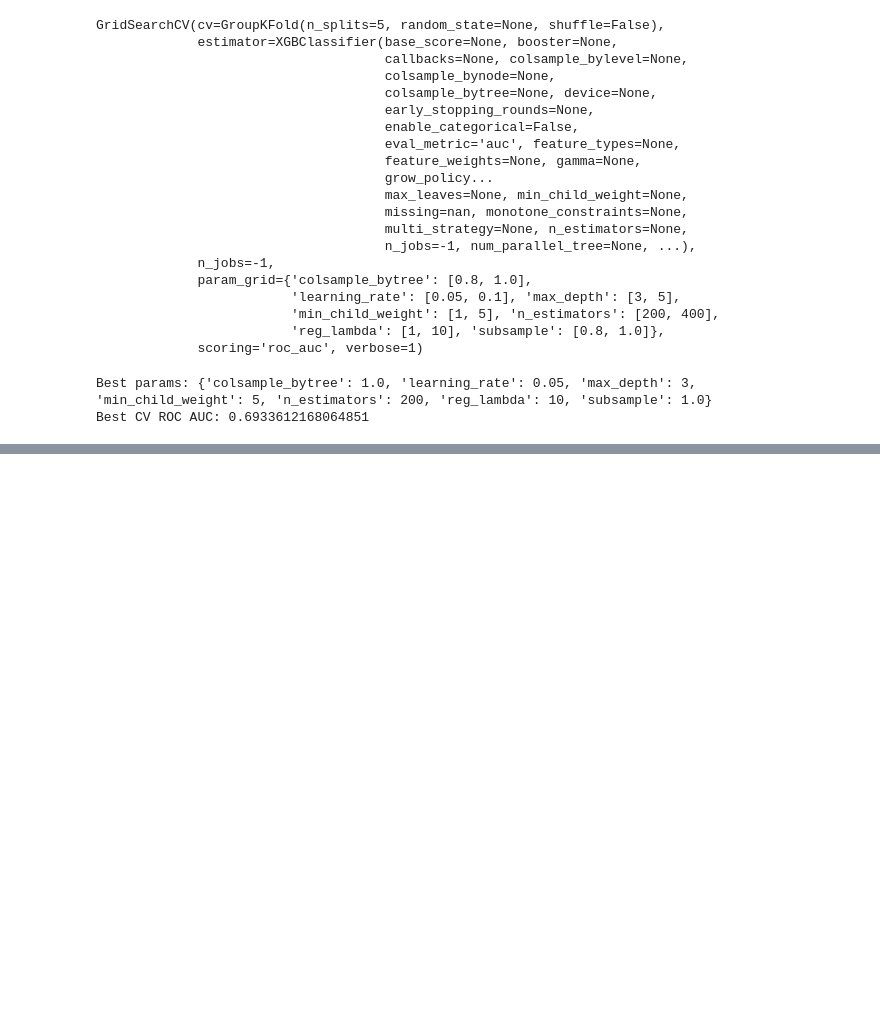
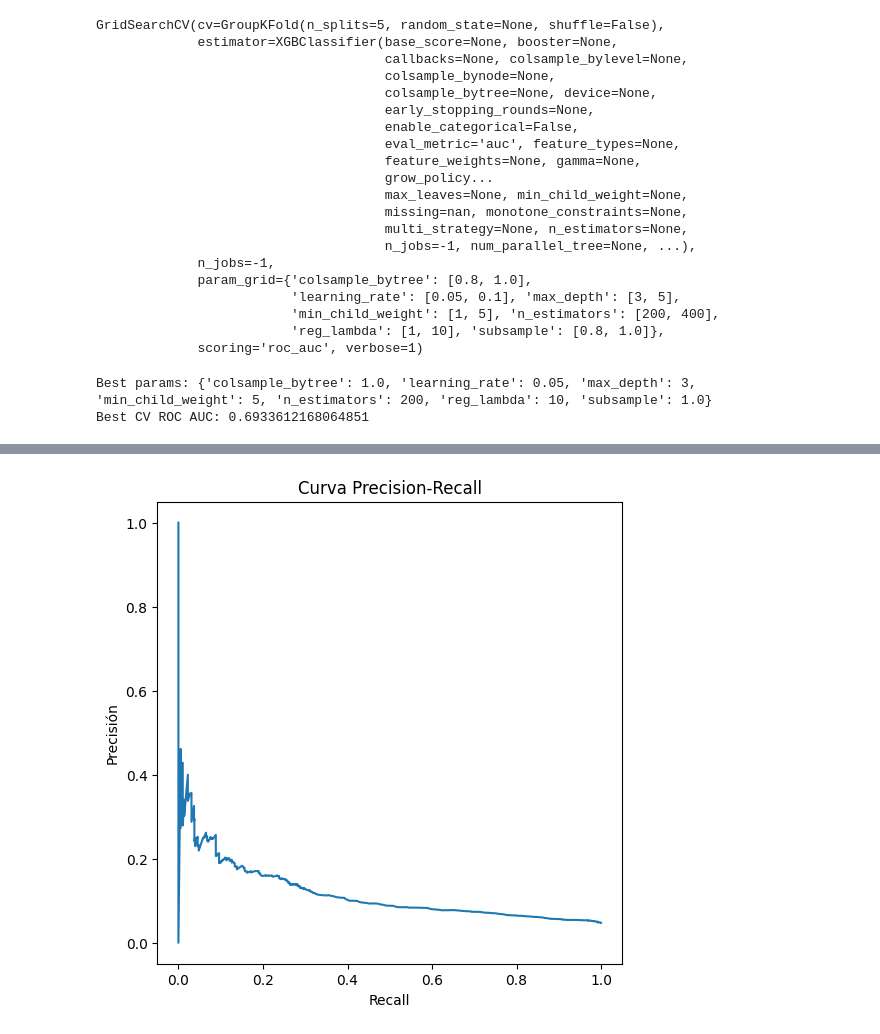
Before and after one commit to arratealduzin/prediccion_accidentes_federacion_monta-a, a Jupyter notebook: src/notebooks/notebook_main_ricardo.ipynb, the cells around one changed output, grey strips where cells are left out. Drawn from its saved outputs; the diff is of its cells as text; code cells hidden in the pictures; blank space fills up the shorter version.

```diff
--- a/src/notebooks/notebook_main_ricardo.ipynb
+++ b/src/notebooks/notebook_main_ricardo.ipynb
@@ -1480,0 +1503,17 @@ Best CV ROC AUC: 0.6933612168064851
+# %%
+from sklearn.metrics import precision_recall_curve
+
+precision, recall, thresholds = precision_recall_curve(y_test, proba_test)
+
+plt.figure(figsize=(6,6))
+plt.plot(recall, precision)
+
+plt.xlabel("Recall")
+plt.ylabel("Precisión")
+plt.title("Curva Precision-Recall")
+plt.show();
+
+# Dado el fuerte desbalance del dataset (5% accidentes),
+# la curva Precision-Recall permite evaluar mejor el rendimiento del modelo en la detección de accidentes.
+# %% [output]
+[figure, added]
```
Also changed, not shown: parts of 3 cells of this notebook.
